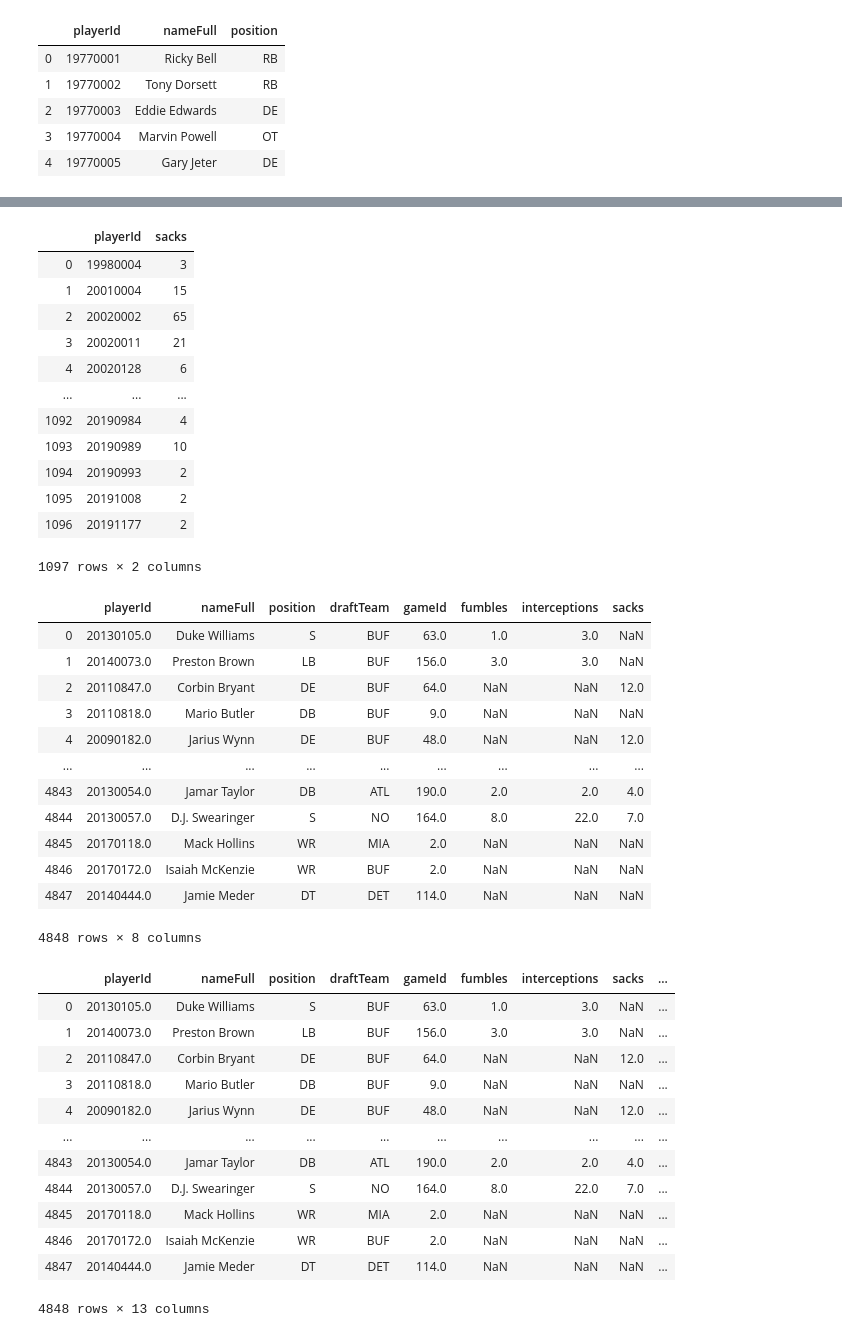
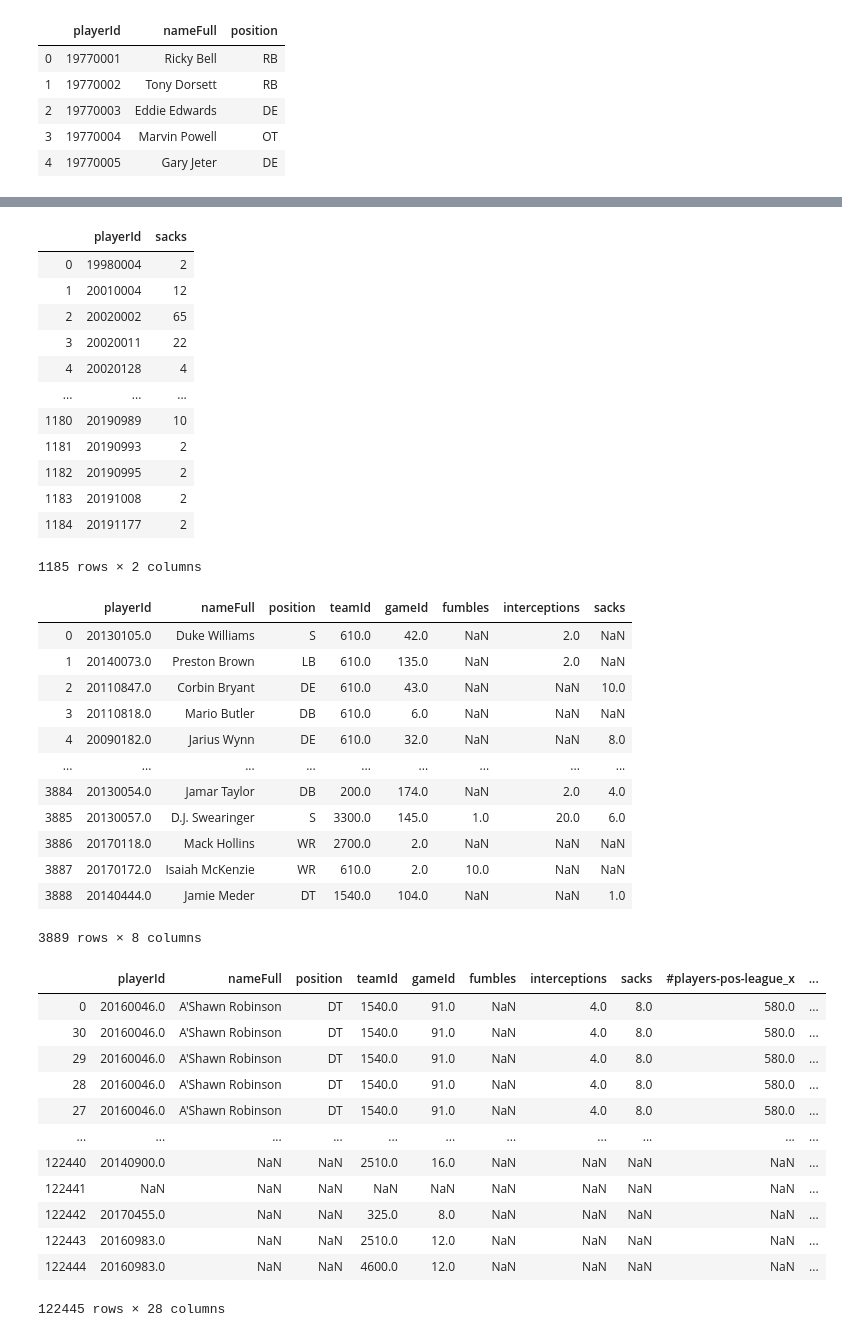
Before and after one commit to cesarisaacdiaz/NFL, a Jupyter notebook: Scripts/nfl_miami_team.ipynb, the cells around one changed output, grey strips where cells are left out. Saved outputs shown, nothing was run; the diff lists cells and outputs as text; code cells hidden in the pictures.

```diff
--- a/Scripts/nfl_miami_team.ipynb
+++ b/Scripts/nfl_miami_team.ipynb
@@ -5,7 +5,7 @@ import os
 import pandas as pd
 import numpy as np
 # %%
-input_file = os.path.join("..","Resources")
+input_file = os.path.join("..","..","Resources")
 draft_file = 'draft.csv'
 players_file = 'players.csv'
 game_participation_file = 'gameParticipation.csv'
@@ -15,7 +15,7 @@ fumble_file = 'fumbles.csv'
 interceptions_file = 'interceptions.csv'
 sacks_file = 'sacks.csv'
 
-output_file = os.path.join('..','Output','total_players.csv')
+output_file = os.path.join('..','Clean_Data','total_players.csv')
 # %%
 draft_df = pd.read_csv(input_file +'/'+ draft_file)
 draft_df.head()
@@ -115,7 +115,7 @@ games_df.head()
 players_final_df = pd.merge(games_df,defenders_team_df,how='left',on='gameId')
 players_final_df.head()
 
-players_final_df = players_final_df[['playerId','nameFull','position','draftTeam']]
+players_final_df = players_final_df[['playerId','nameFull','position','teamId']]
 players_final_df = players_final_df.drop_duplicates()
 players_final_df
 # %% [output]
@@ -265,63 +265,63 @@ count_sacks = count_sacks.reset_index()
 count_sacks
 # %% [output]
 |  | playerId | sacks |
-| 0 | 19980004 | 3 |
-| 1 | 20010004 | 15 |
+| 0 | 19980004 | 2 |
+| 1 | 20010004 | 12 |
 | 2 | 20020002 | 65 |
-| 3 | 20020011 | 21 |
-| 4 | 20020128 | 6 |
+| 3 | 20020011 | 22 |
+| 4 | 20020128 | 4 |
 | ... | ... | ... |
-| 1092 | 20190984 | 4 |
-| 1093 | 20190989 | 10 |
-| 1094 | 20190993 | 2 |
-| 1095 | 20191008 | 2 |
-| 1096 | 20191177 | 2 |
+| 1180 | 20190989 | 10 |
+| 1181 | 20190993 | 2 |
+| 1182 | 20190995 | 2 |
+| 1183 | 20191008 | 2 |
+| 1184 | 20191177 | 2 |
-1097 rows × 2 columns
+1185 rows × 2 columns
 # %%
 players_final_df = pd.merge(players_final_df,count_sacks,how='left',on='playerId')
 players_final_df
 # %% [output]
-|  | playerId | nameFull | position | draftTeam | gameId | fumbles | interceptions | sacks |
-| 0 | 20130105.0 | Duke Williams | S | BUF | 63.0 | 1.0 | 3.0 | NaN |
-| 1 | 20140073.0 | Preston Brown | LB | BUF | 156.0 | 3.0 | 3.0 | NaN |
-| 2 | 20110847.0 | Corbin Bryant | DE | BUF | 64.0 | NaN | NaN | 12.0 |
-| 3 | 20110818.0 | Mario Butler | DB | BUF | 9.0 | NaN | NaN | NaN |
-| 4 | 20090182.0 | Jarius Wynn | DE | BUF | 48.0 | NaN | NaN | 12.0 |
+|  | playerId | nameFull | position | teamId | gameId | fumbles | interceptions | sacks |
+| 0 | 20130105.0 | Duke Williams | S | 610.0 | 42.0 | NaN | 2.0 | NaN |
+| 1 | 20140073.0 | Preston Brown | LB | 610.0 | 135.0 | NaN | 2.0 | NaN |
+| 2 | 20110847.0 | Corbin Bryant | DE | 610.0 | 43.0 | NaN | NaN | 10.0 |
+| 3 | 20110818.0 | Mario Butler | DB | 610.0 | 6.0 | NaN | NaN | NaN |
+| 4 | 20090182.0 | Jarius Wynn | DE | 610.0 | 32.0 | NaN | NaN | 8.0 |
 | ... | ... | ... | ... | ... | ... | ... | ... | ... |
-| 4843 | 20130054.0 | Jamar Taylor | DB | ATL | 190.0 | 2.0 | 2.0 | 4.0 |
-| 4844 | 20130057.0 | D.J. Swearinger | S | NO | 164.0 | 8.0 | 22.0 | 7.0 |
-| 4845 | 20170118.0 | Mack Hollins | WR | MIA | 2.0 | NaN | NaN | NaN |
-| 4846 | 20170172.0 | Isaiah McKenzie | WR | BUF | 2.0 | NaN | NaN | NaN |
-| 4847 | 20140444.0 | Jamie Meder | DT | DET | 114.0 | NaN | NaN | NaN |
+| 3884 | 20130054.0 | Jamar Taylor | DB | 200.0 | 174.0 | NaN | 2.0 | 4.0 |
+| 3885 | 20130057.0 | D.J. Swearinger | S | 3300.0 | 145.0 | 1.0 | 20.0 | 6.0 |
+| 3886 | 20170118.0 | Mack Hollins | WR | 2700.0 | 2.0 | NaN | NaN | NaN |
+| 3887 | 20170172.0 | Isaiah McKenzie | WR | 610.0 | 2.0 | 10.0 | NaN | NaN |
+| 3888 | 20140444.0 | Jamie Meder | DT | 1540.0 | 104.0 | NaN | NaN | 1.0 |
-4848 rows × 8 columns
+3889 rows × 8 columns
 # %%
 #Dataframe de prueba
 # data=[['S',63,1,1,None],['LB',156,3,1,None],['DE',64,None,None,None],['DB',9,None,None,None],['DE',48,None,None,2],['DB',190,2,None,1],['S',164,9,6,2],['WR',2,None,None,None],['WR',63,None,None,None],['DT',114,None,None,None]]
 # df=pd.DataFrame(data, columns=['position','gameId','fumbles','interceptions','sacks'])
 # display(df)
 
 position_counts=players_final_df.groupby('position').count().reset_index()
 position_counts=position_counts[['position','gameId']].rename(columns={'gameId':'#players-pos-league'})
 # display(position_counts)
 position_sums=players_final_df.groupby('position').sum().reset_index()
 position_sums=position_sums[['position','gameId','fumbles','interceptions','sacks']].rename(columns={'gameId':'#games-pos-league','fumbles':'#fumbles-pos-league','interceptions':'#int-pos-league','sacks':'#sacks-pos-league'})
 # display(position_sums)
 players_final_df=pd.merge(players_final_df,position_counts,how='left',on='position')
-players_final_df=pd.merge(players_final_df,position_sums,how='left',on='position')
+players_final_df=pd.merge(players_final_df,position_sums,how='left',on='position').sort_values(by='nameFull')
 display(players_final_df)
 # %% [output]
-|  | playerId | nameFull | position | draftTeam | gameId | fumbles | interceptions | sacks | ... |
-| 0 | 20130105.0 | Duke Williams | S | BUF | 63.0 | 1.0 | 3.0 | NaN | ... |
-| 1 | 20140073.0 | Preston Brown | LB | BUF | 156.0 | 3.0 | 3.0 | NaN | ... |
-| 2 | 20110847.0 | Corbin Bryant | DE | BUF | 64.0 | NaN | NaN | 12.0 | ... |
-| 3 | 20110818.0 | Mario Butler | DB | BUF | 9.0 | NaN | NaN | NaN | ... |
-| 4 | 20090182.0 | Jarius Wynn | DE | BUF | 48.0 | NaN | NaN | 12.0 | ... |
-| ... | ... | ... | ... | ... | ... | ... | ... | ... | ... |
-| 4843 | 20130054.0 | Jamar Taylor | DB | ATL | 190.0 | 2.0 | 2.0 | 4.0 | ... |
-| 4844 | 20130057.0 | D.J. Swearinger | S | NO | 164.0 | 8.0 | 22.0 | 7.0 | ... |
-| 4845 | 20170118.0 | Mack Hollins | WR | MIA | 2.0 | NaN | NaN | NaN | ... |
-| 4846 | 20170172.0 | Isaiah McKenzie | WR | BUF | 2.0 | NaN | NaN | NaN | ... |
-| 4847 | 20140444.0 | Jamie Meder | DT | DET | 114.0 | NaN | NaN | NaN | ... |
+|  | playerId | nameFull | position | teamId | gameId | fumbles | interceptions | sacks | #players-pos-league_x | ... |
+| 0 | 20160046.0 | A'Shawn Robinson | DT | 1540.0 | 91.0 | NaN | 4.0 | 8.0 | 580.0 | ... |
+| 30 | 20160046.0 | A'Shawn Robinson | DT | 1540.0 | 91.0 | NaN | 4.0 | 8.0 | 580.0 | ... |
+| 29 | 20160046.0 | A'Shawn Robinson | DT | 1540.0 | 91.0 | NaN | 4.0 | 8.0 | 580.0 | ... |
+| 28 | 20160046.0 | A'Shawn Robinson | DT | 1540.0 | 91.0 | NaN | 4.0 | 8.0 | 580.0 | ... |
+| 27 | 20160046.0 | A'Shawn Robinson | DT | 1540.0 | 91.0 | NaN | 4.0 | 8.0 | 580.0 | ... |
+| ... | ... | ... | ... | ... | ... | ... | ... | ... | ... | ... |
+| 122440 | 20140900.0 | NaN | NaN | 2510.0 | 16.0 | NaN | NaN | NaN | NaN | ... |
+| 122441 | NaN | NaN | NaN | NaN | NaN | NaN | NaN | NaN | NaN | ... |
+| 122442 | 20170455.0 | NaN | NaN | 325.0 | 8.0 | NaN | NaN | NaN | NaN | ... |
+| 122443 | 20160983.0 | NaN | NaN | 2510.0 | 12.0 | NaN | NaN | NaN | NaN | ... |
+| 122444 | 20160983.0 | NaN | NaN | 4600.0 | 12.0 | NaN | NaN | NaN | NaN | ... |
-4848 rows × 13 columns
+122445 rows × 28 columns
 # %%
 players_final_df.to_csv(output_file,index=False,header=True)
```
Also changed, not shown: parts of 10 cells of this notebook, 2 other files.
